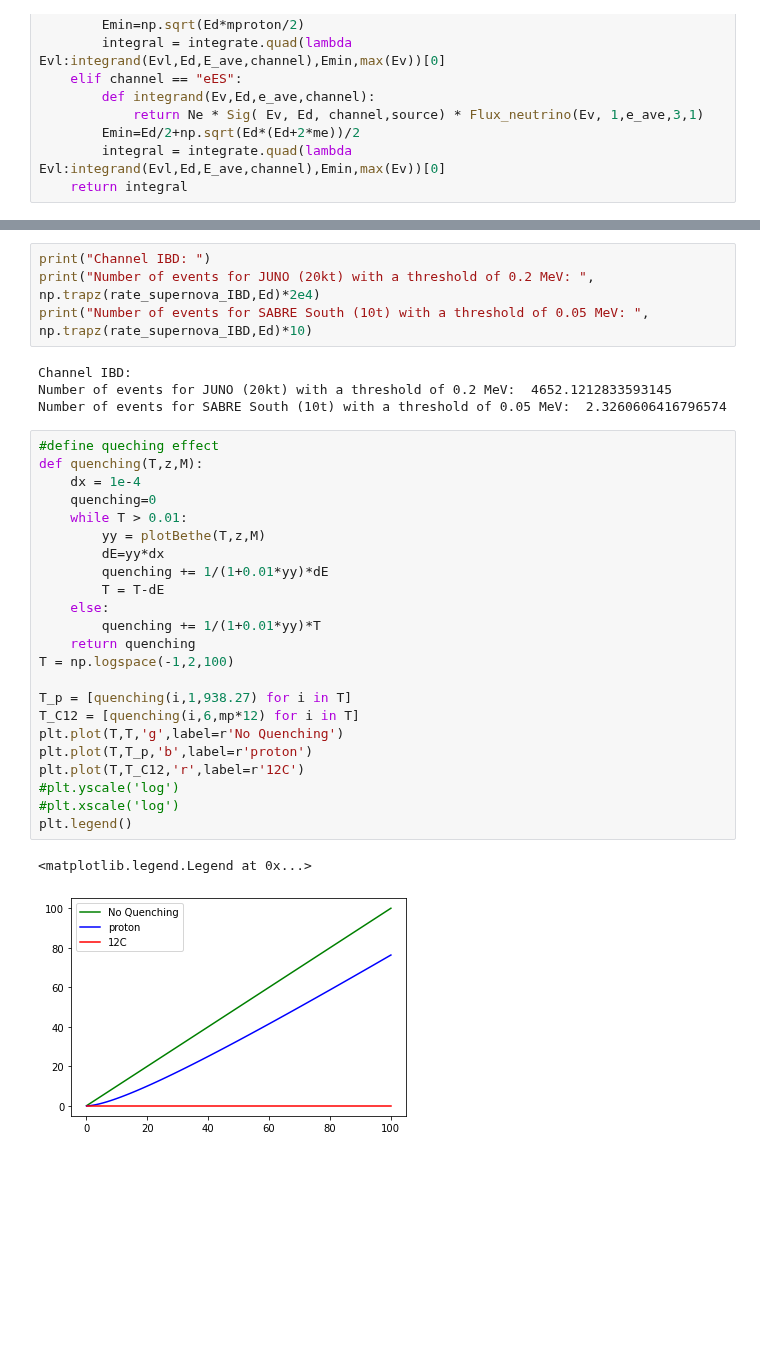
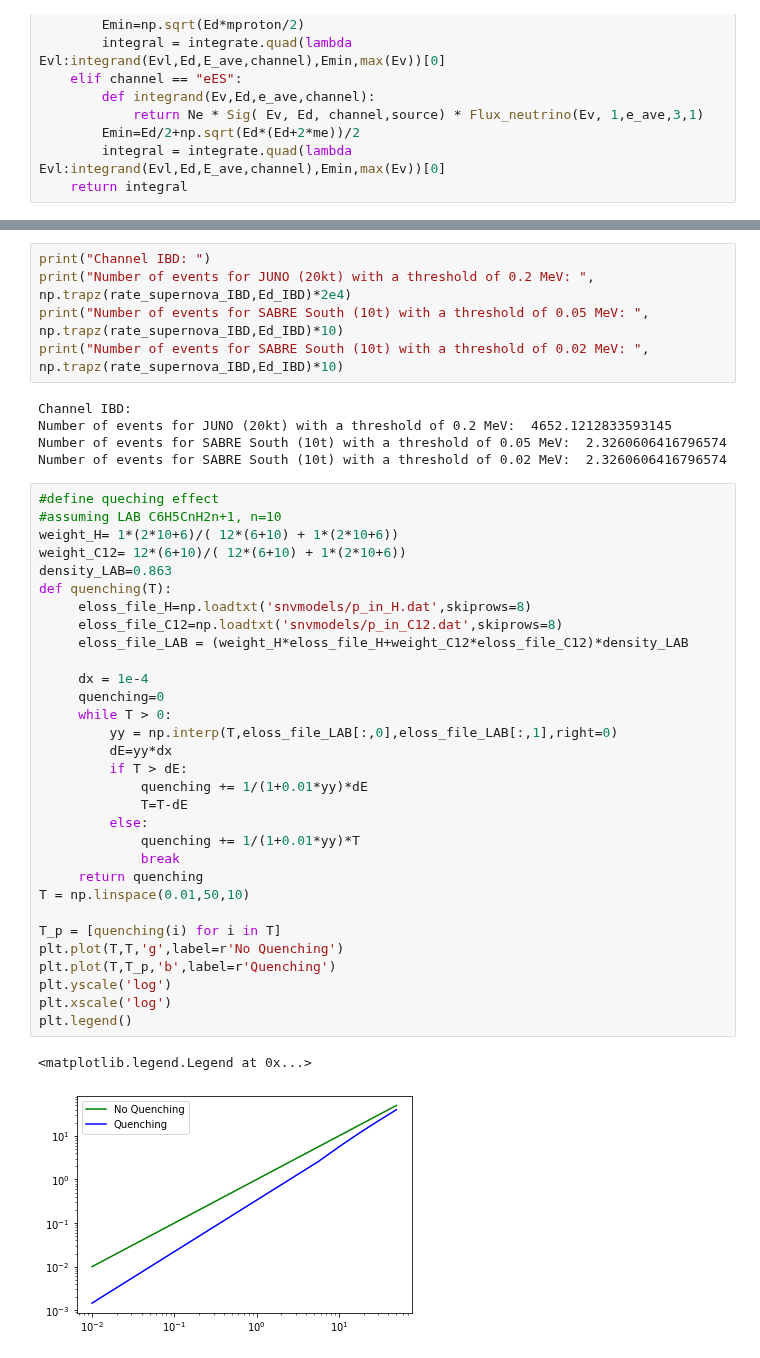
Before and after one commit to mjzurowski/sgm, a Jupyter notebook: Neutrino-LAB.ipynb, the cells around one changed output, grey strips where cells are left out. Cells and saved outputs as stored; diff of their text form; blank space fills up the shorter version.

```diff
--- a/Neutrino-LAB.ipynb
+++ b/Neutrino-LAB.ipynb
@@ -126,34 +137,44 @@ Text(0, 0.5, 'Counts [/MeV/ton]')
 # %%
 print("Channel IBD: ")
-print("Number of events for JUNO (20kt) with a threshold of 0.2 MeV: ", np.trapz(rate_supernova_IBD,Ed)*2e4)
-print("Number of events for SABRE South (10t) with a threshold of 0.05 MeV: ", np.trapz(rate_supernova_IBD,Ed)*10)
+print("Number of events for JUNO (20kt) with a threshold of 0.2 MeV: ", np.trapz(rate_supernova_IBD,Ed_IBD)*2e4)
+print("Number of events for SABRE South (10t) with a threshold of 0.05 MeV: ", np.trapz(rate_supernova_IBD,Ed_IBD)*10)
+print("Number of events for SABRE South (10t) with a threshold of 0.02 MeV: ", np.trapz(rate_supernova_IBD,Ed_IBD)*10)
 # %% [output]
 Channel IBD:
 Number of events for JUNO (20kt) with a threshold of 0.2 MeV:  4652.1212833593145
 Number of events for SABRE South (10t) with a threshold of 0.05 MeV:  2.3260606416796574
+Number of events for SABRE South (10t) with a threshold of 0.02 MeV:  2.3260606416796574
 # %%
 #define queching effect
-def quenching(T,z,M):
-    dx = 1e-4
-    quenching=0
-    while T > 0.01:
-        yy = plotBethe(T,z,M)
-        dE=yy*dx
-        quenching += 1/(1+0.01*yy)*dE
-        T = T-dE
-    else:
-        quenching += 1/(1+0.01*yy)*T
-    return quenching
-T = np.logspace(-1,2,100)
+#assuming LAB C6H5CnH2n+1, n=10
+weight_H= 1*(2*10+6)/( 12*(6+10) + 1*(2*10+6))
+weight_C12= 12*(6+10)/( 12*(6+10) + 1*(2*10+6))
+density_LAB=0.863
+def quenching(T):
+     eloss_file_H=np.loadtxt('snvmodels/p_in_H.dat',skiprows=8)
+     eloss_file_C12=np.loadtxt('snvmodels/p_in_C12.dat',skiprows=8)
+     eloss_file_LAB = (weight_H*eloss_file_H+weight_C12*eloss_file_C12)*density_LAB
 
-T_p = [quenching(i,1,938.27) for i in T]
-T_C12 = [quenching(i,6,mp*12) for i in T]
+     dx = 1e-4
+     quenching=0
+     while T > 0:
+         yy = np.interp(T,eloss_file_LAB[:,0],eloss_file_LAB[:,1],right=0)
+         dE=yy*dx
+         if T > dE:
+             quenching += 1/(1+0.01*yy)*dE
+             T=T-dE
+         else:
+             quenching += 1/(1+0.01*yy)*T
+             break
+     return quenching
+T = np.linspace(0.01,50,10)
+
+T_p = [quenching(i) for i in T]
 plt.plot(T,T,'g',label=r'No Quenching')
-plt.plot(T,T_p,'b',label=r'proton')
-plt.plot(T,T_C12,'r',label=r'12C')
-#plt.yscale('log')
-#plt.xscale('log')
+plt.plot(T,T_p,'b',label=r'Quenching')
+plt.yscale('log')
+plt.xscale('log')
 plt.legend()
 # %% [output]
 <matplotlib.legend.Legend at 0x...>
-[figure, old version]
+[figure, new version]
```
Also changed, not shown: parts of 8 cells of this notebook, 3 other files.
